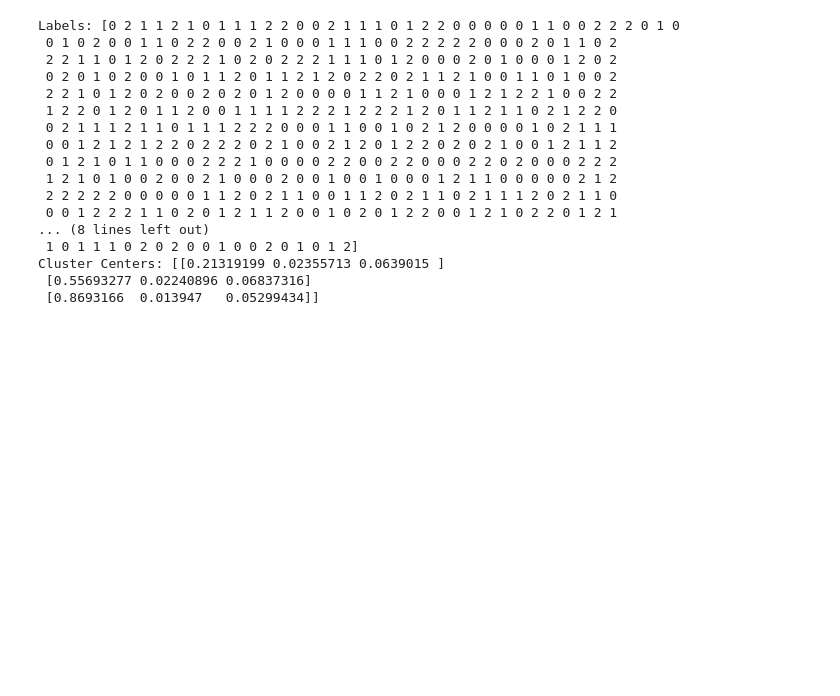
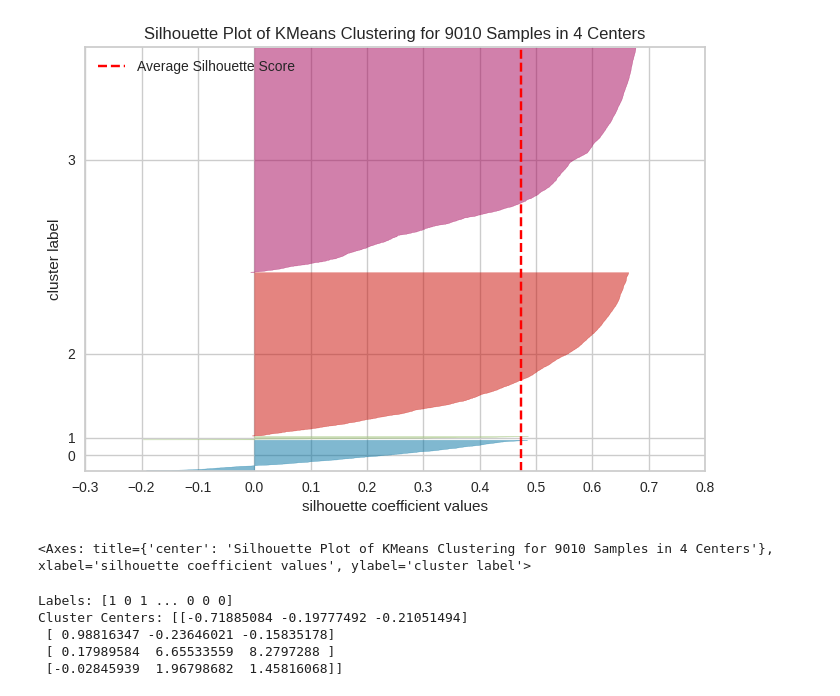
Before and after one commit to nilamaula26/Aplikasi-Login, a Jupyter notebook: Rencana Skripsi K-Means.ipynb, the cells around one changed output. Saved outputs shown, nothing was run; the diff lists cells and outputs as text; code cells hidden in the pictures; blank space fills up the shorter version.

```diff
--- a/Rencana Skripsi K-Means.ipynb
+++ b/Rencana Skripsi K-Means.ipynb
@@ -81,0 +47,4 @@ plt.show()
+# %%
+# Standarisasi fitur
+scaler = StandardScaler()
+rfm_scaled = scaler.fit_transform(rfm)
@@ -81,0 +77,8 @@ plt.show()
+# %%
+from yellowbrick.cluster.elbow import kelbow_visualizer
+
+X = rfm_scaled
+
+# Use the quick method and immediately show the figure
+kelbow_visualizer(KMeans(random_state=4, n_init=10), X, k=(2,10))
+plt.savefig("elbow.png", format='png')
@@ -82,6 +88,17 @@ plt.show()
+# %%
+from yellowbrick.cluster import SilhouetteVisualizer
+# Instantiate the clustering model and visualizer
+model = KMeans(4, random_state=42, n_init=10)
+visualizer = SilhouetteVisualizer(model, colors='yellowbrick')
+
+visualizer.fit(X)        # Fit the data to the visualizer
+visualizer.show()        # Finalize and render the figur
+# %% [output]
+[figure, added]
+<Axes: title={'center': 'Silhouette Plot of KMeans Clustering for 9010 Samples in 4 Centers'}, xlabel='silhouette coefficient values', ylabel='cluster label'>
 # %%
-kmeans = KMeans(n_clusters=3, random_state=0)
-kmeans.fit(rfm)
+kmeans = KMeans(n_clusters=4, random_state=0, n_init=10).fit(rfm_scaled)
+
 labels = kmeans.labels_
 
 # Get the coordinates of the cluster centers
@@ -90,21 +107,9 @@ cluster_centers = kmeans.cluster_centers_
 print("Labels:", labels)
 print("Cluster Centers:", cluster_centers)
 # %% [output]
-Labels: [0 2 1 1 2 1 0 1 1 1 2 2 0 0 2 1 1 1 0 1 2 2 0 0 0 0 0 1 1 0 0 2 2 2 0 1 0
- 0 1 0 2 0 0 1 1 0 2 2 0 0 2 1 0 0 0 1 1 1 0 0 2 2 2 2 2 0 0 0 2 0 1 1 0 2
- 2 2 1 1 0 1 2 0 2 2 2 1 0 2 0 2 2 2 1 1 1 0 1 2 0 0 0 2 0 1 0 0 0 1 2 0 2
- 0 2 0 1 0 2 0 0 1 0 1 1 2 0 1 1 2 1 2 0 2 2 0 2 1 1 2 1 0 0 1 1 0 1 0 0 2
- 2 2 1 0 1 2 0 2 0 0 2 0 2 0 1 2 0 0 0 0 1 1 2 1 0 0 0 1 2 1 2 2 1 0 0 2 2
- 1 2 2 0 1 2 0 1 1 2 0 0 1 1 1 1 2 2 2 1 2 2 2 1 2 0 1 1 2 1 1 0 2 1 2 2 0
- 0 2 1 1 1 2 1 1 0 1 1 1 2 2 2 0 0 0 1 1 0 0 1 0 2 1 2 0 0 0 0 1 0 2 1 1 1
- 0 0 1 2 1 2 1 2 2 0 2 2 2 0 2 1 0 0 2 1 2 0 1 2 2 0 2 0 2 1 0 0 1 2 1 1 2
- 0 1 2 1 0 1 1 0 0 0 2 2 2 1 0 0 0 0 2 2 0 0 2 2 0 0 0 2 2 0 2 0 0 0 2 2 2
- 1 2 1 0 1 0 0 2 0 0 2 1 0 0 0 2 0 0 1 0 0 1 0 0 0 1 2 1 1 0 0 0 0 0 2 1 2
- 2 2 2 2 2 0 0 0 0 0 1 1 2 0 2 1 1 0 0 1 1 2 0 2 1 1 0 2 1 1 1 2 0 2 1 1 0
- 0 0 1 2 2 2 1 1 0 2 0 1 2 1 1 2 0 0 1 0 2 0 1 2 2 0 0 1 2 1 0 2 2 0 1 2 1
-... (8 lines left out)
- 1 0 1 1 1 0 2 0 2 0 0 1 0 0 2 0 1 0 1 2]
-Cluster Centers: [[0.21319199 0.02355713 0.0639015 ]
- [0.55693277 0.02240896 0.06837316]
- [0.8693166  0.013947   0.05299434]]
+Labels: [1 0 1 ... 0 0 0]
+Cluster Centers: [[-0.71885084 -0.19777492 -0.21051494]
+ [ 0.98816347 -0.23646021 -0.15835178]
+ [ 0.17989584  6.65533559  8.2797288 ]
+ [-0.02845939  1.96798682  1.45816068]]
 # %%
```
Also changed, not shown: parts of 21 cells of this notebook.
